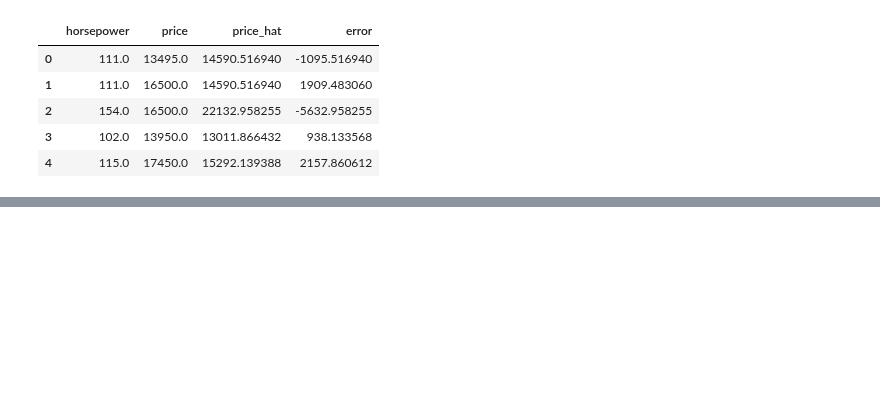
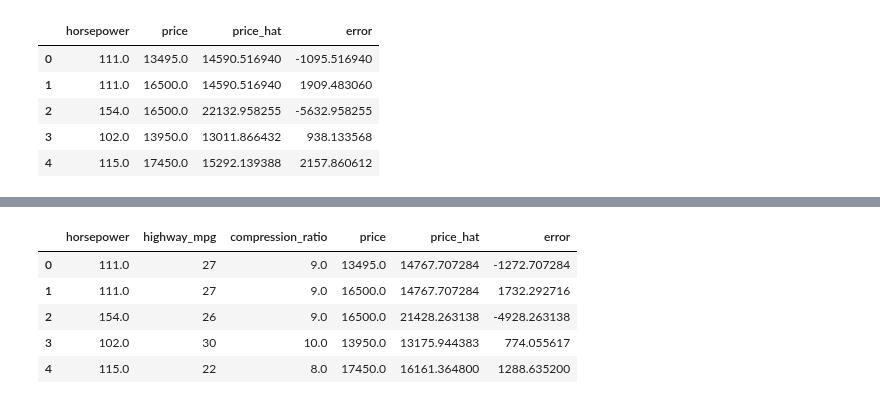
Before and after one commit to jgomezz/cpe_ciencia_datos_python, a Jupyter notebook: mod3_analitica_datos_python/semana_03_desarrollo_modelo.ipynb, the cells around one changed output, grey strips where cells are left out. Drawn from its saved outputs; the diff is of its cells as text; code cells hidden in the pictures; blank space fills up the shorter version.

```diff
--- a/mod3_analitica_datos_python/semana_03_desarrollo_modelo.ipynb
+++ b/mod3_analitica_datos_python/semana_03_desarrollo_modelo.ipynb
@@ -502,0 +606,5 @@ df1.head()
+# %%
+df4 = df[['horsepower','highway-mpg','compression-ratio','price']]
+df4 = df4.rename(columns={'highway-mpg': 'highway_mpg',
+                          'compression-ratio': 'compression_ratio'})
+df4.head()
@@ -502,0 +618,4 @@ df1.head()
+# %%
+# Regresión usando la librería statsmodels
+results = smf.ols('price ~  horsepower + highway_mpg + compression_ratio', data=df4).fit()
+print(results.summary())
@@ -502,0 +640,12 @@ df1.head()
+# %%
+y_pred = results.predict(df4[['horsepower','highway_mpg','compression_ratio']])
+df4["price_hat"] = y_pred
+df4["error"] = df4["price"] - df4["price_hat"]
+df4.head()
+# %% [output]
+|  | horsepower | highway_mpg | compression_ratio | price | price_hat | error |
+| 0 | 111.0 | 27 | 9.0 | 13495.0 | 14767.707284 | -1272.707284 |
+| 1 | 111.0 | 27 | 9.0 | 16500.0 | 14767.707284 | 1732.292716 |
+| 2 | 154.0 | 26 | 9.0 | 16500.0 | 21428.263138 | -4928.263138 |
+| 3 | 102.0 | 30 | 10.0 | 13950.0 | 13175.944383 | 774.055617 |
+| 4 | 115.0 | 22 | 8.0 | 17450.0 | 16161.364800 | 1288.635200 |
```
Also changed, not shown: parts of 18 cells of this notebook.
